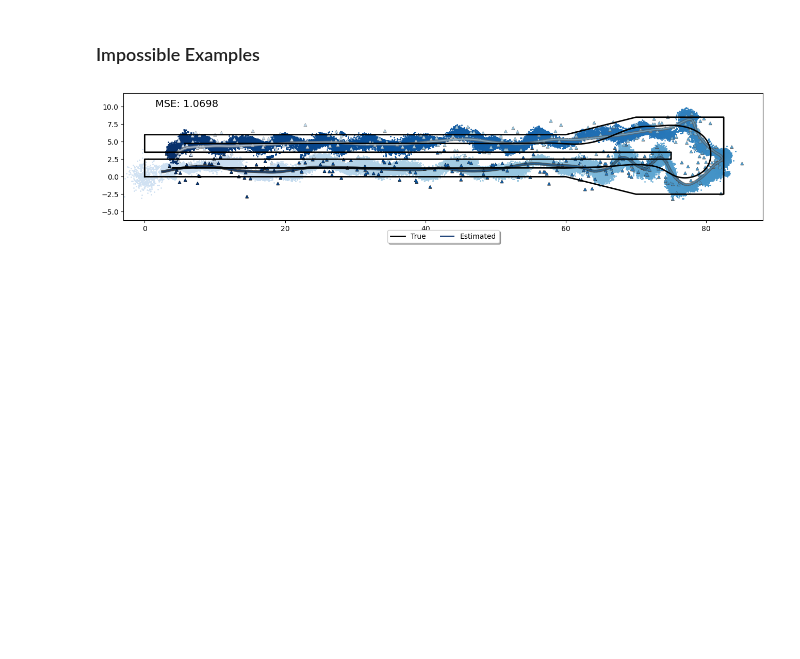
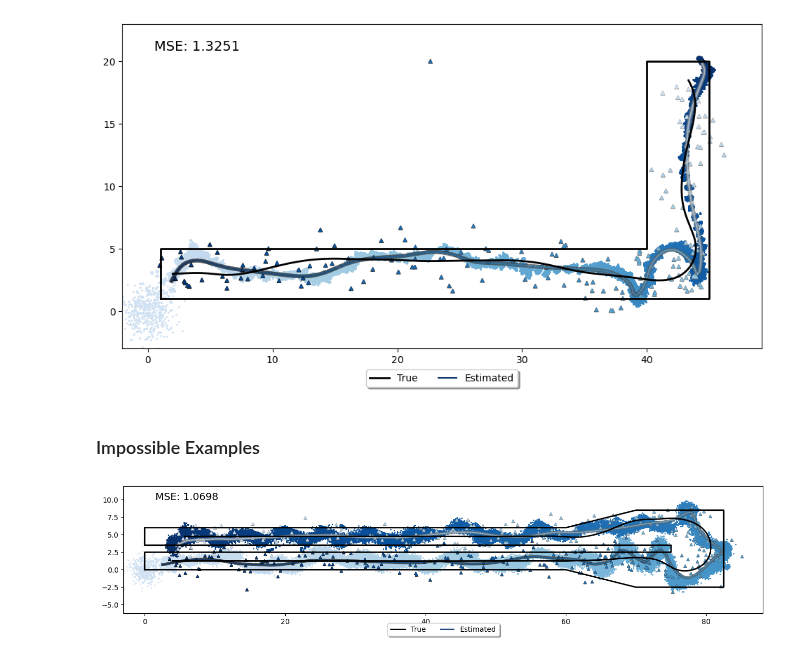
Before and after one commit to AndersGMadsen/bayesian-state-space-models, a Jupyter notebook: constrained_particle.ipynb, the cells around one changed output. Cells and saved outputs as stored; diff of their text form; code cells hidden in the pictures; blank space fills up the shorter version.

```diff
--- a/constrained_particle.ipynb
+++ b/constrained_particle.ipynb
@@ -25,3 +27,7 @@ particle_filter_5 = PFC(f, h, Q, R, c, dim_m = 4, dim_y = 2, constrained_method=
 state_estimates_con_5, cov_estimates_con_5, particle_history_con_5, weights_history_con_5, resampled_history_con_5 = particle_filter_5.filter(measurements2, verbose=True)
 state_estimates_smoothed_con_5, cov_estimates_smoothed_con_5 = particle_filter_5.smoother(state_estimates_con_5, cov_estimates_con_5, particle_history_con_5, weights_history_con_5, verbose=True)
+# %%
+particle_filter_6 = PFC(f, h, Q, R, c, dim_m = 4, dim_y = 2, constrained_method='none', distribution='normal', resampling_method='residual')
+state_estimates_con_6, cov_estimates_con_6, particle_history_con_6, weights_history_con_6, resampled_history_con_6 = particle_filter_6.filter(measurements2, verbose=True)
+state_estimates_smoothed_con_6, cov_estimates_smoothed_con_6 = particle_filter_6.smoother(state_estimates_con_6, cov_estimates_con_6, particle_history_con_6, weights_history_con_6, verbose=True)
 # %%
@@ -31,3 +37,7 @@ plot_particle_solution(states, state_estimates_smoothed_con_5, measurements, par
+# %%
+plot_particle_solution(states, state_estimates_smoothed_con_6, measurements2, particle_history_con_6, line_segments)
+# %% [output]
+[figure, added]
 # %% [markdown]
 ### Impossible Examples
 # %%
```
Also changed, not shown: parts of 4 cells of this notebook, 2 other files.
